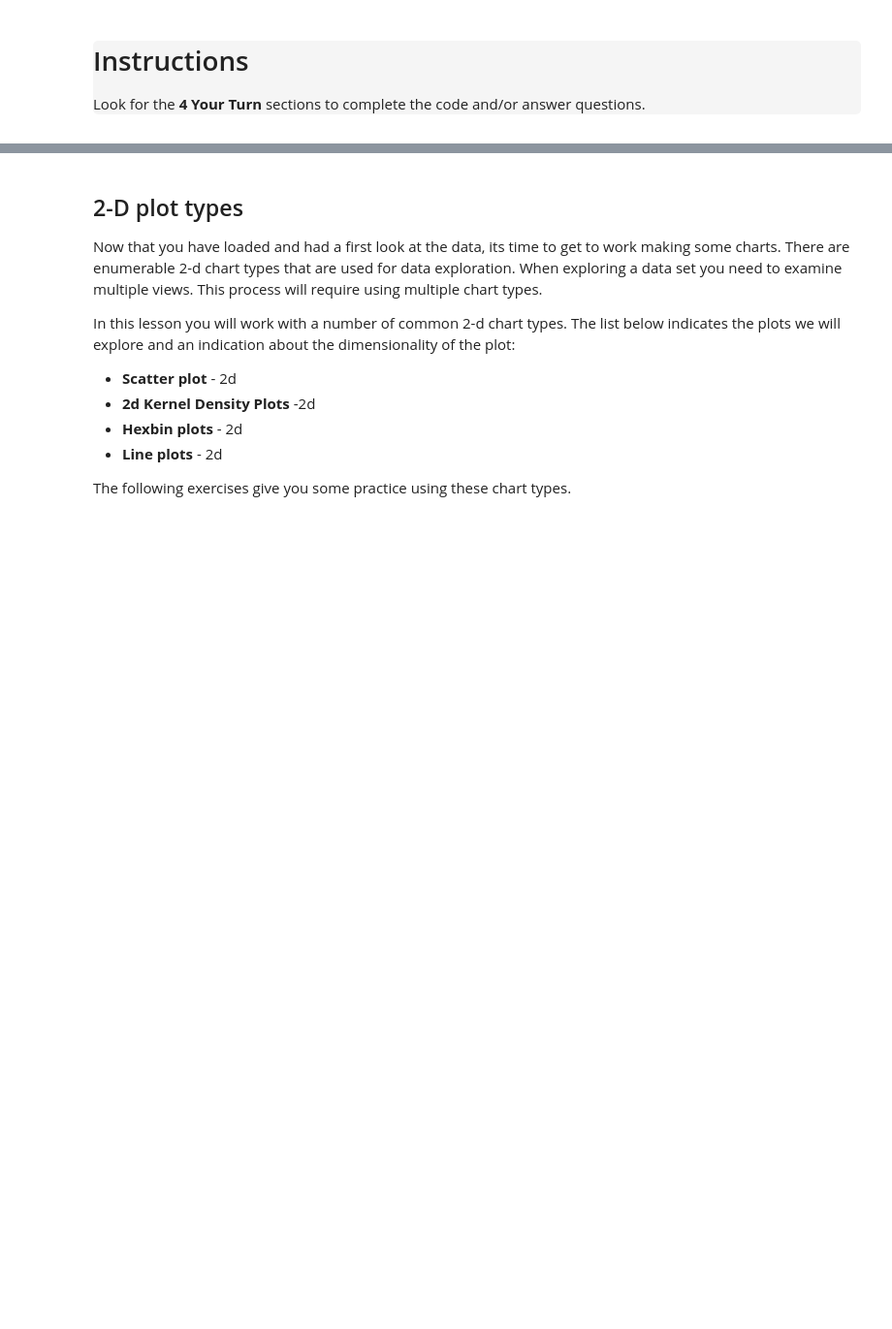
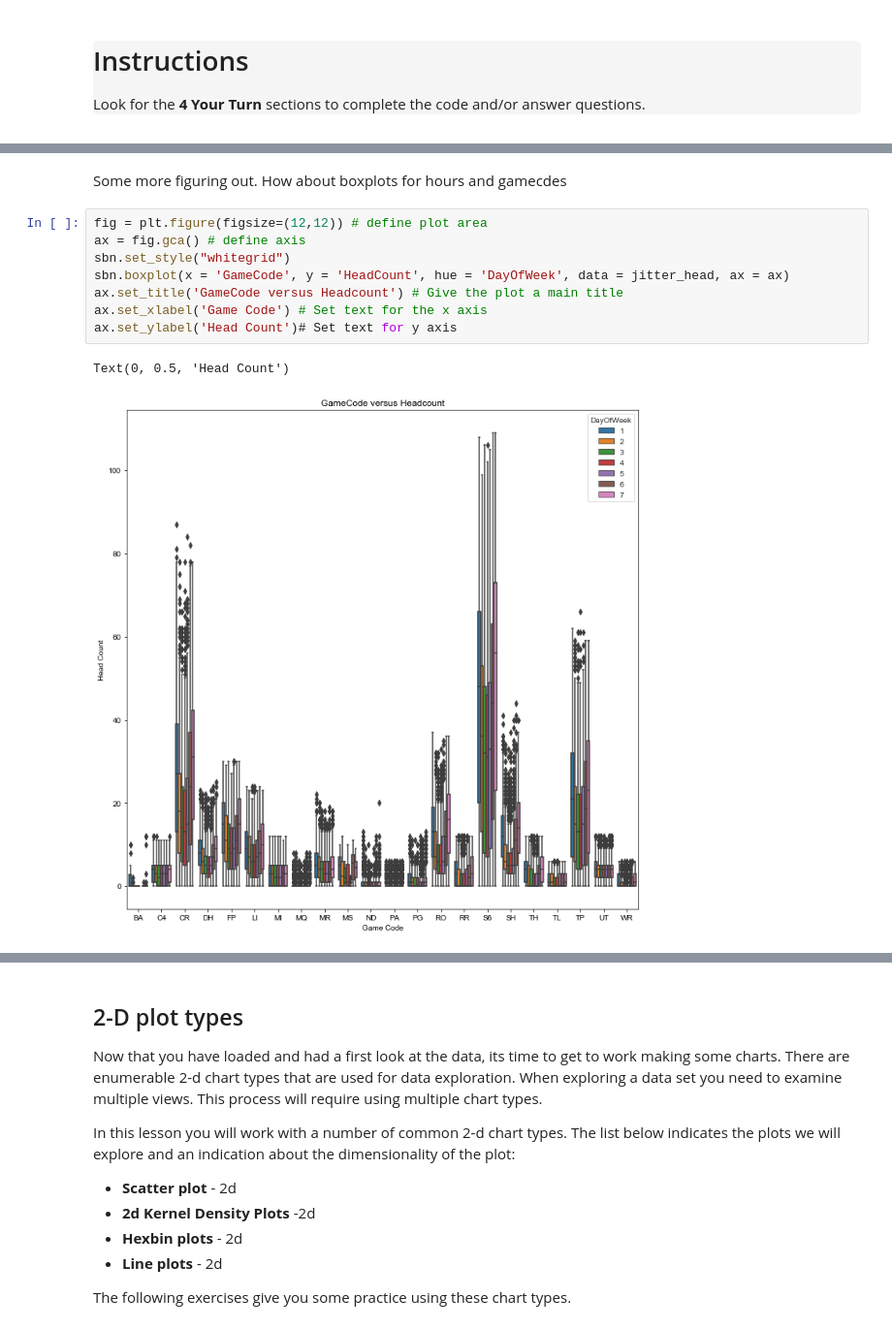
Before and after one commit to mutecypher/Datasci410, a Jupyter notebook: MikePearson-M01-Vizualation.ipynb, the cells around one changed output, grey strips where cells are left out. Shown at 97% size. Drawn from its saved outputs; the diff is of its cells as text; blank space fills up the shorter version.

```diff
--- a/MikePearson-M01-Vizualation.ipynb
+++ b/MikePearson-M01-Vizualation.ipynb
@@ -83,0 +134,13 @@ Notice that there are some missing values in the numeric columns by the followin
+# %% [markdown]
+Some more figuring out. How about boxplots for hours and gamecdes
+# %%
+fig = plt.figure(figsize=(12,12)) # define plot area
+ax = fig.gca() # define axis
+sbn.set_style("whitegrid")
+sbn.boxplot(x = 'GameCode', y = 'HeadCount', hue = 'DayOfWeek', data = jitter_head, ax = ax)
+ax.set_title('GameCode versus Headcount') # Give the plot a main title
+ax.set_xlabel('Game Code') # Set text for the x axis
+ax.set_ylabel('Head Count')# Set text for y axis
+# %% [output]
+Text(0, 0.5, 'Head Count')
+[figure, added]
```
Also changed, not shown: parts of 18 cells of this notebook.
